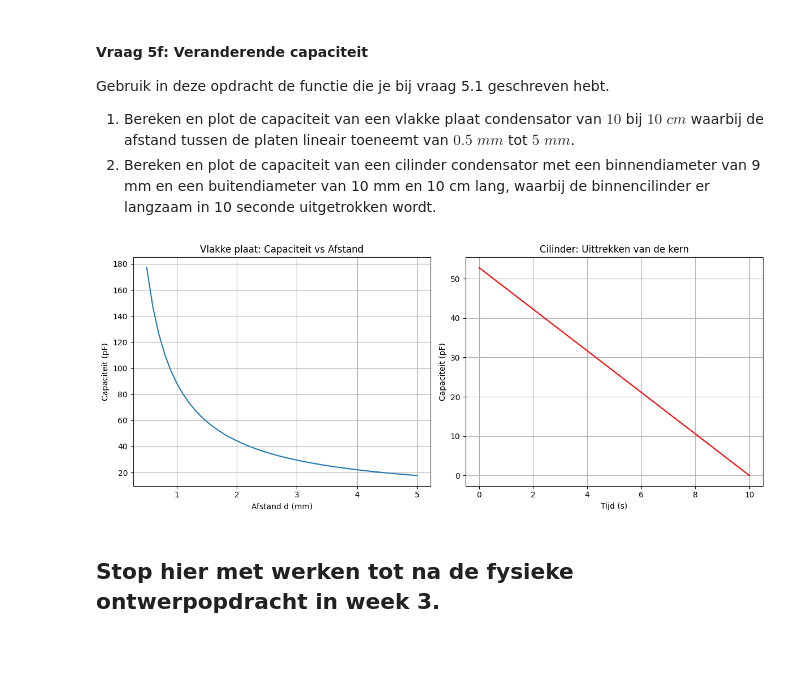
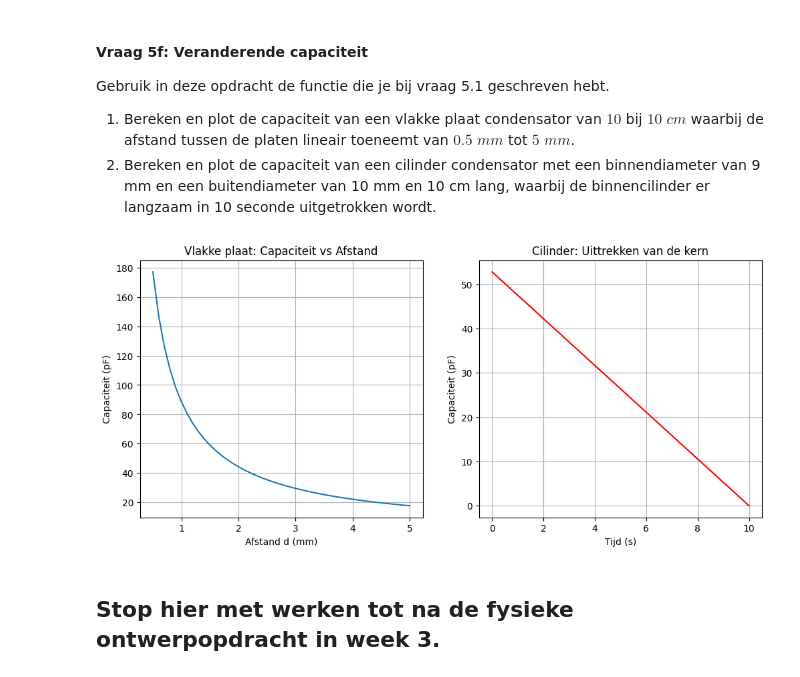
Before and after one commit to WouterAlejandro/opdrachten-DEF-D, a Jupyter notebook: DigitaleOntwerpopdrachten/1CondensatorOpdracht/CondensatorOntwerpopdracht.ipynb, the cells around one changed output. Cells and saved outputs as stored; diff of their text form; code cells hidden in the pictures; blank space fills up the shorter version.

```diff
--- a/DigitaleOntwerpopdrachten/1CondensatorOpdracht/CondensatorOntwerpopdracht.ipynb
+++ b/DigitaleOntwerpopdrachten/1CondensatorOpdracht/CondensatorOntwerpopdracht.ipynb
@@ -1102,35 +1102,34 @@ afstanden = [d / 10000 for d in range(5, 51)] # van 0.5mm tot 5mm in stappen
 capaciteiten_plaat = [vlakkeplaat(oppervlak_A, d) for d in afstanden]
 
 plt.figure(figsize=(12, 5))
 
 plt.subplot(1, 2, 1)
 plt.plot([d * 1000 for d in afstanden], [c * 1e12 for c in capaciteiten_plaat])
 plt.title("Vlakke plaat: Capaciteit vs Afstand")
 plt.xlabel("Afstand d (mm)")
 plt.ylabel("Capaciteit (pF)")
 plt.grid(True)
 
 # 2 CILINDER: Uittrekken van de kern
 # Gegeven: binnendiameter 9mm (R1=4.5), buitendiameter 10mm (R2=5.0)
 R1, R2 = 0.0045, 0.0050
 L_start = 0.1
 tijd = list(range(11)) # 0 tot 10 seconden
 
 # De lengte L neemt lineair af van 10cm naar 0cm in 10 seconden
 lengtes = [L_start * (1 - t/10) for t in tijd]
 capaciteiten_cil = [cilinder(L, R1, R2) for L in lengtes]
 
 plt.subplot(1, 2, 2)
 plt.plot(tijd, [c * 1e12 for c in capaciteiten_cil], color='red')
 plt.title("Cilinder: Uittrekken van de kern")
 plt.xlabel("Tijd (s)")
 plt.ylabel("Capaciteit (pF)")
 plt.grid(True)
 
-plt.tight_layout()
 plt.show()
 # %% [output]
-[figure, old version]
+[figure, new version]
 # %% [markdown]
 ## Stop hier met werken tot na de fysieke ontwerpopdracht in week 3.
 # %% [markdown]
```
Also changed, not shown: parts of 6 cells of this notebook, 4 other files.
